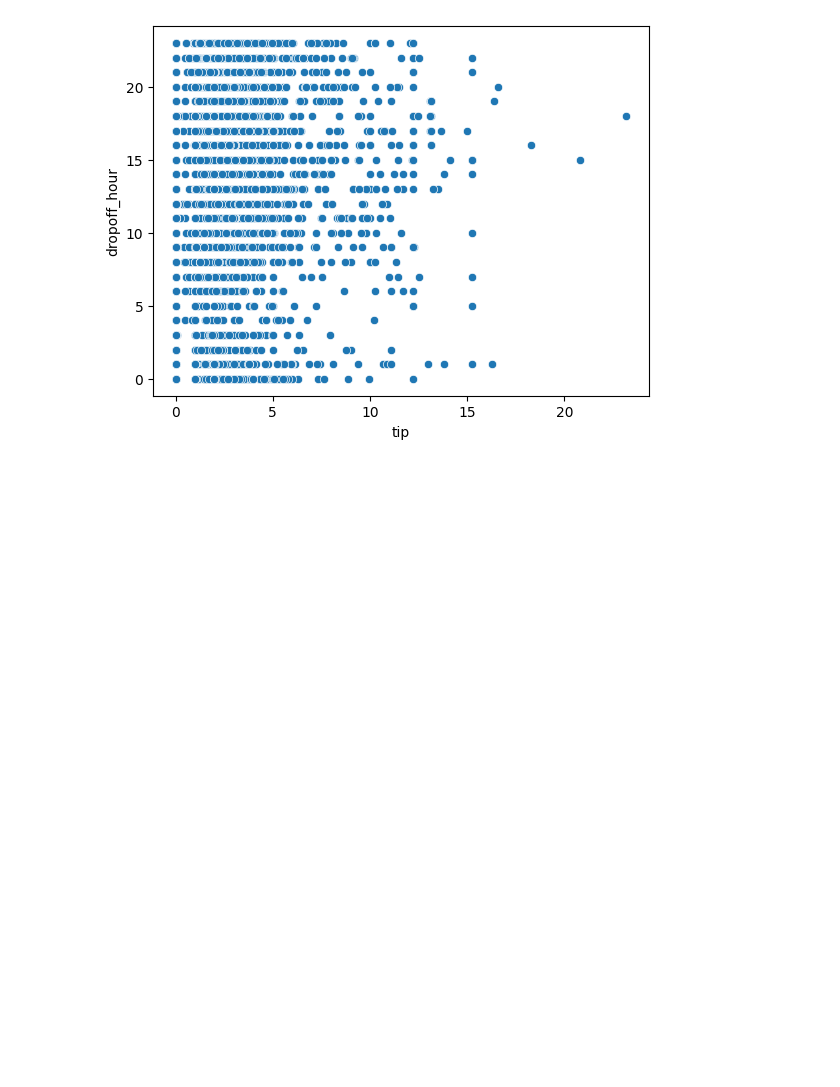
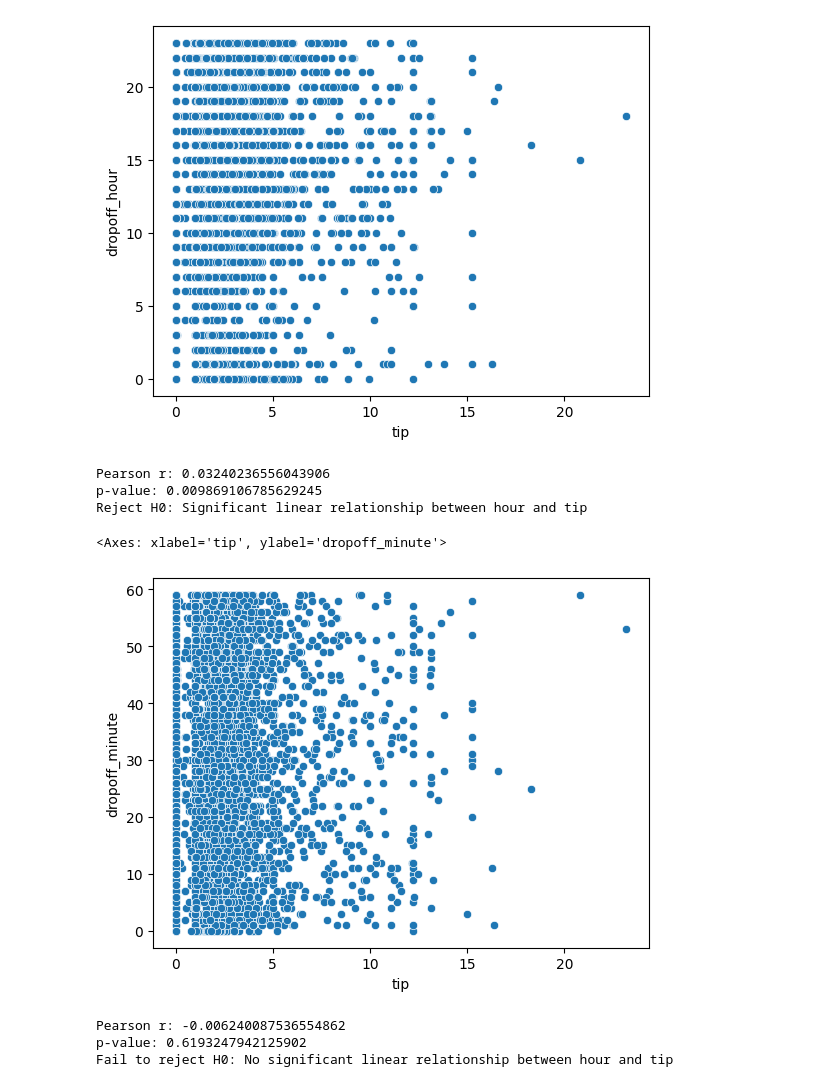
Before and after one commit to Akhila-Dubasi/ML, a Jupyter notebook: ml.ipynb, the cells around one changed output. Drawn from its saved outputs; the diff is of its cells as text; code cells hidden in the pictures; blank space fills up the shorter version.

```diff
--- a/ml.ipynb
+++ b/ml.ipynb
@@ -930,6 +950,10 @@ df['dropoff_year']=df['dropoff'].dt.year
 df['dropoff_dayname']=df['dropoff'].dt.day_name()
 # %%
 df['dropoff_hour']=df['dropoff'].dt.hour
+# %%
+df['dropoff_minute']=df['dropoff'].dt.minute
+# %%
+df['dropoff_quarter']=df['dropoff'].dt.quarter
 # %%
 df.head()
 # %% [output]
@@ -973,3 +1060,34 @@ sns.scatterplot(x=df['tip'],y=df['dropoff_hour'])
 # %% [output]
 <Axes: xlabel='tip', ylabel='dropoff_hour'>
 [figure]
+# %%
+from scipy.stats import pearsonr
+r_value, p_value = pearsonr(df['dropoff_hour'], df['tip'])
+print("Pearson r:", r_value)
+print("p-value:", p_value)
+if p_value < 0.05:
+    print("Reject H0: Significant linear relationship between hour and tip")
+else:
+    print("Fail to reject H0: No significant linear relationship between hour and tip")
+# %% [output]
+Pearson r: 0.03240236556043906
+p-value: 0.009869106785629245
+Reject H0: Significant linear relationship between hour and tip
+# %%
+sns.scatterplot(x=df['tip'],y=df['dropoff_minute'])
+# %% [output]
+<Axes: xlabel='tip', ylabel='dropoff_minute'>
+[figure, added]
+# %%
+from scipy.stats import pearsonr
+r_value, p_value = pearsonr(df['dropoff_minute'], df['tip'])
+print("Pearson r:", r_value)
+print("p-value:", p_value)
+if p_value < 0.05:
+    print("Reject H0: Significant linear relationship between hour and tip")
+else:
+    print("Fail to reject H0: No significant linear relationship between hour and tip")
+# %% [output]
+Pearson r: -0.006240087536554862
+p-value: 0.6193247942125902
+Fail to reject H0: No significant linear relationship between hour and tip
```
Also changed, not shown: parts of 13 cells of this notebook.
